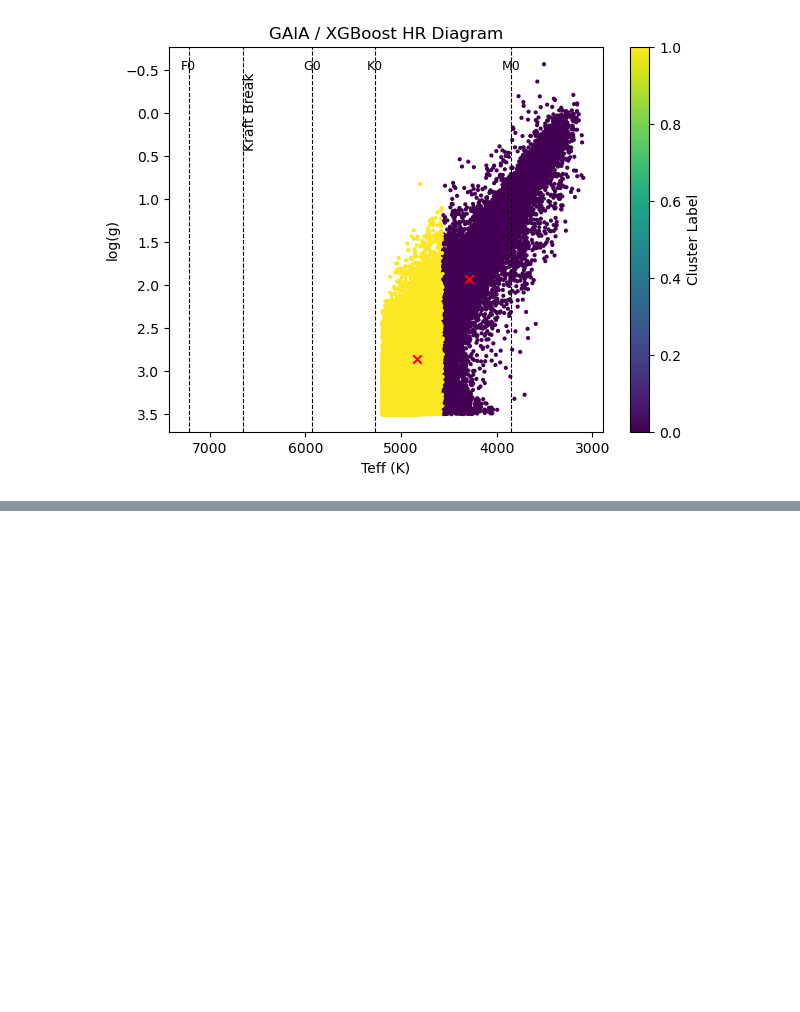
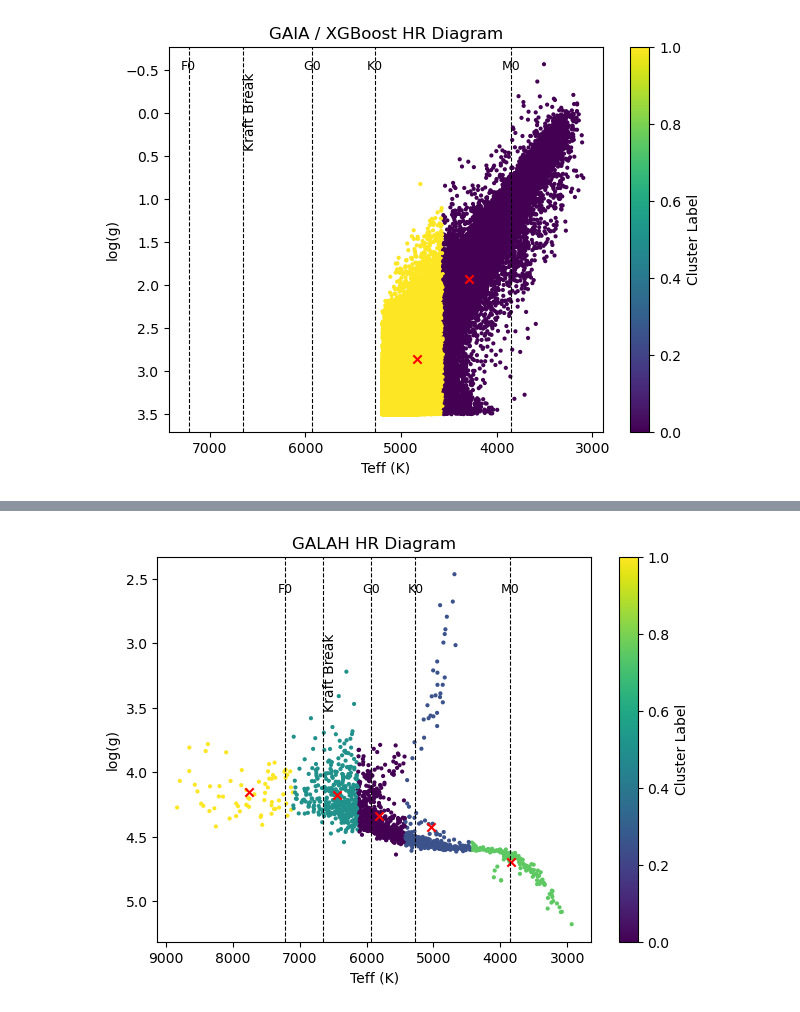
Before and after one commit to PK0207/geology_final_project, a Jupyter notebook: Gaia_sample.ipynb, the cells around one changed output, grey strips where cells are left out. Drawn from its saved outputs; the diff is of its cells as text; code cells hidden in the pictures; blank space fills up the shorter version.

Commit message:
made another cluster of tess data

```diff
--- a/Gaia_sample.ipynb
+++ b/Gaia_sample.ipynb
@@ -401,0 +439,6 @@ Table length=4000000
+# %%
+TESS = ugh['iso_teff', 'iso_logg', 'iso_feh', 'iso_lum', 'iso_mass']
+
+tess_df = TESS.to_pandas()
+tess_df = tess_df.dropna()
+tess_df
@@ -401,0 +459,53 @@ Table length=4000000
+# %%
+
+fitcols = [
+    "iso_teff", #Effective temperature of the star (a derived quantity)
+    #"e_Teff", #Error in effective temperature
+    "iso_logg", #Log surface gravity
+    #"e_logg", #error in surface gravity
+    "iso_feh", #Metallicity (ratio of iron to hydrogen)
+    #"e_FeH", #error in metallicit
+    "iso_lum", #luminosity
+    'iso_mass'
+
+]
+X = tess_df[fitcols]
+y=tess_df['iso_teff']
+kmeans = KMeans(n_clusters=5, random_state=0, n_init="auto").fit(X)
+labels = kmeans.labels_
+centers = kmeans.cluster_centers_
+
+#plot
+plt.figure(figsize=(7, 5))
+plt.scatter( X['iso_teff'].iloc[::5], X['iso_logg'].iloc[::5], c=labels[::5], s=4, cmap='viridis')
+plt.scatter(np.array(centers[:,0]), np.array(centers[:,1]), marker='x', c='r')
+plt.title("GALAH HR Diagram")
+plt.ylabel('log(g)')
+plt.xlabel('Teff (K)')
+plt.gca().invert_yaxis()      # Teff increases downward
+plt.gca().invert_xaxis()      # Optional, if x-axis is Teff
+
+spectral_types_break = ['F0', 'Kraft Break', 'G0', 'K0', 'M0']
+teff_values = [7220, 6650, 5930, 5270, 3850]
+spectral_types = ['F0', 'G0', 'K0', 'M0']
+logL_values = ['0.86', '0.13', '-0.34', '-1.16']
+bp_rp_values = ['0.377', '0.784', '0.983', '1.84']
+
+y_top = plt.ylim()[1]
+
+for teff, label in zip(teff_values, spectral_types_break):
+    plt.axvline(teff, color='black', linestyle='--', linewidth=0.8)
+
+    if label == 'Kraft Break':
+        plt.text(teff, y_top + 1.2, label, rotation=90, verticalalignment='bottom',
+                 horizontalalignment='left', fontsize=10, color='black')
+    else:
+        plt.text(teff, y_top + 0.3, label, rotation=0, verticalalignment='bottom',
+                 horizontalalignment='center', fontsize=9, color='black')
+
+plt.colorbar(label='Cluster Label')
+plt.savefig('TESS_hrdiagram_cluster5.png')
+
+plt.show()
+# %% [output]
+[figure, added]
```
Also changed, not shown: parts of 3 cells of this notebook, 2 other files.
